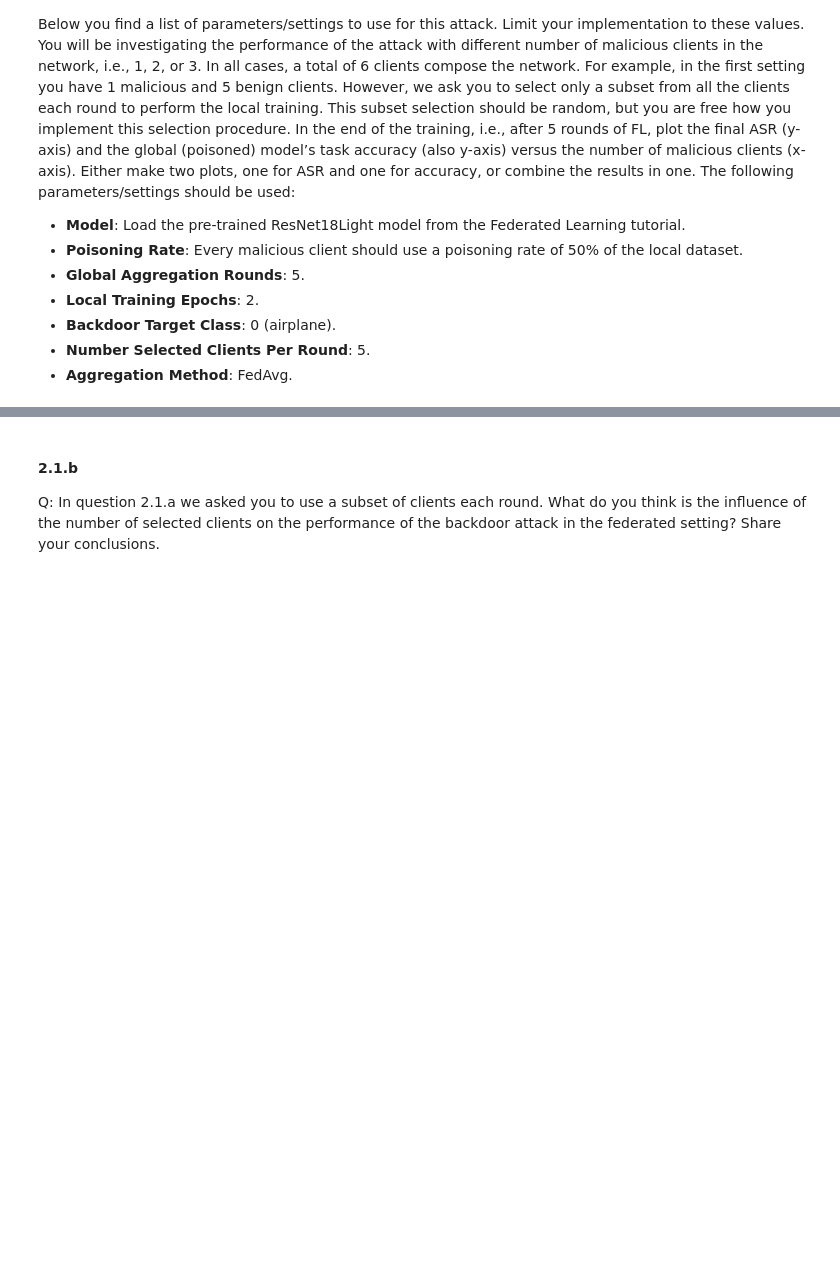
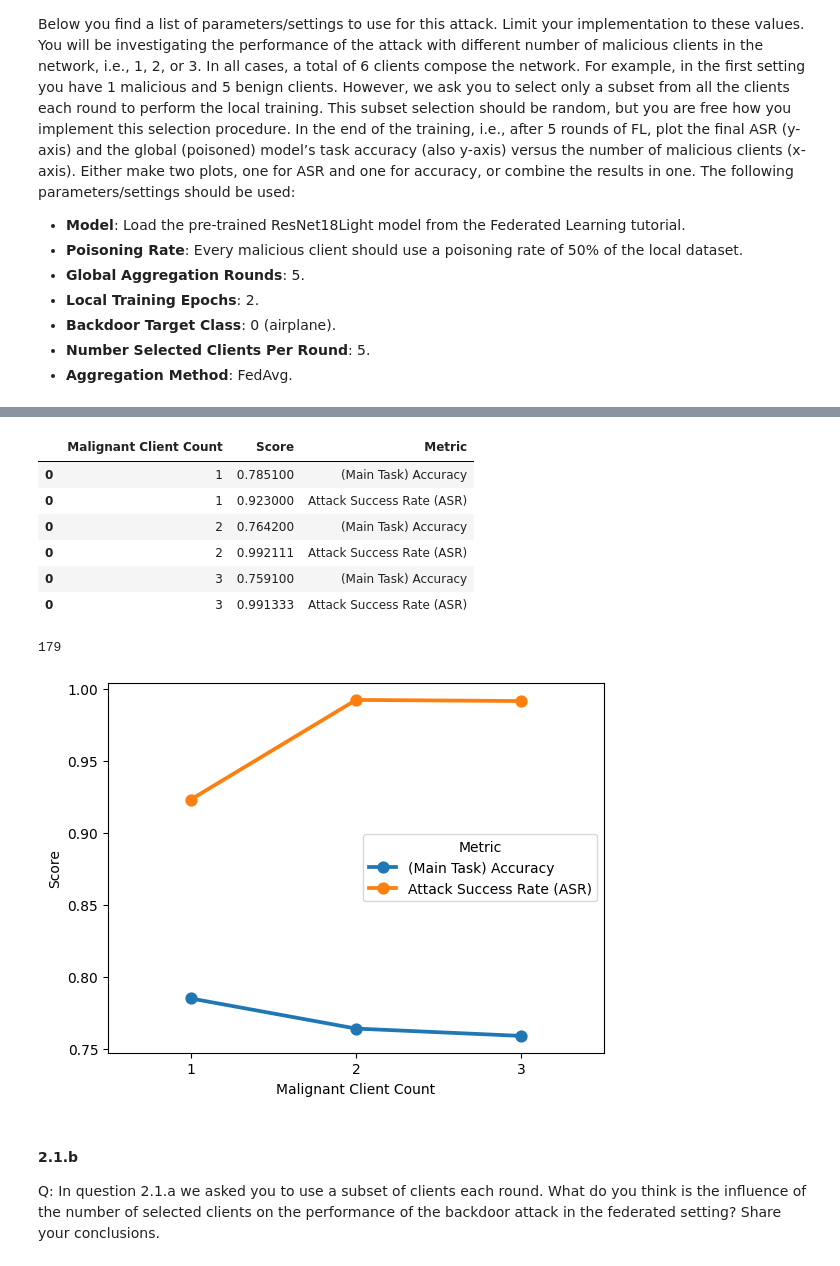
Before and after one commit to daanbrugmans/ru-security-and-privacy-of-machine-learning-23-24, a Jupyter notebook: assignments/assignment-3/assignment-3.ipynb, the cells around one changed output, grey strips where cells are left out. Saved outputs shown, nothing was run; the diff lists cells and outputs as text; code cells hidden in the pictures; blank space fills up the shorter version.

```diff
--- a/assignments/assignment-3/assignment-3.ipynb
+++ b/assignments/assignment-3/assignment-3.ipynb
@@ -528,7 +494,7 @@ def _count_source_specific_classifications(targets: torch.Tensor, predictions: t
 
     return sub_correct, sub_total
 
-def attack_success_rate(model: NeuralModel, adversarial_test_dataloader: DataLoader, target_label: int, source_label: int = None, verbose: bool = False) -> float:
+def attack_success_rate(model: NeuralModel, adversarial_test_data: src.PoisoningUtils.BackdoorData, target_label: int, source_label: int = None, verbose: bool = False) -> float:
     """Calculates and returns the Attack Success Rate.
 
     Taken from the week 9 lab notebook (Backdoor Defenses, dr. Picek) and refactored."""
@@ -544,7 +510,7 @@ def attack_success_rate(model: NeuralModel, adversarial_test_dataloader: DataLoa
     with torch.no_grad():
         model.neural_network.eval()
 
-        for images, targets in tqdm(adversarial_test_dataloader):
+        for images, targets in tqdm(adversarial_test_data):
             # Use poisoned test image to get predictions of backdoored model
             images = images.to(device)
             outputs = model.neural_network(images).detach()
@@ -838,0 +840,4 @@ A:
+# %%
+fl_metrics_df = pd.DataFrame(columns=["Malignant Client Count", "Score", "Metric"])
+
+gc.collect()
@@ -838,0 +880,15 @@ A:
+# %%
+FLSettings.malignant_client_count = 2
+accuracy, asr = learn_federated()
+
+fl_metrics_df = pd.concat([fl_metrics_df, pd.DataFrame.from_dict({
+    "Malignant Client Count": [FLSettings.malignant_client_count],
+    "Score": [accuracy],
+    "Metric": ["(Main Task) Accuracy"]
+})])
+
+fl_metrics_df = pd.concat([fl_metrics_df, pd.DataFrame.from_dict({
+    "Malignant Client Count": [FLSettings.malignant_client_count],
+    "Score": [asr],
+    "Metric": ["Attack Success Rate (ASR)"]
+})])
@@ -838,0 +914,15 @@ A:
+# %%
+FLSettings.malignant_client_count = 3
+accuracy, asr = learn_federated()
+
+fl_metrics_df = pd.concat([fl_metrics_df, pd.DataFrame.from_dict({
+    "Malignant Client Count": [FLSettings.malignant_client_count],
+    "Score": [accuracy],
+    "Metric": ["(Main Task) Accuracy"]
+})])
+
+fl_metrics_df = pd.concat([fl_metrics_df, pd.DataFrame.from_dict({
+    "Malignant Client Count": [FLSettings.malignant_client_count],
+    "Score": [asr],
+    "Metric": ["Attack Success Rate (ASR)"]
+})])
@@ -839,3 +948,19 @@ A:
+# %%
+sns.pointplot(data=fl_metrics_df, x="Malignant Client Count", y="Score", hue="Metric")
+
+display(fl_metrics_df)
+
+gc.collect()
+# %% [output]
+|  | Malignant Client Count | Score | Metric |
+| 0 | 1 | 0.785100 | (Main Task) Accuracy |
+| 0 | 1 | 0.923000 | Attack Success Rate (ASR) |
+| 0 | 2 | 0.764200 | (Main Task) Accuracy |
+| 0 | 2 | 0.992111 | Attack Success Rate (ASR) |
+| 0 | 3 | 0.759100 | (Main Task) Accuracy |
+| 0 | 3 | 0.991333 | Attack Success Rate (ASR) |
+179
+[figure, added]
 # %% [markdown]
 #### 2.1.b
 Q: In question 2.1.a we asked you to use a subset of clients each round.
```
Also changed, not shown: parts of 19 cells of this notebook, 1 other file.
